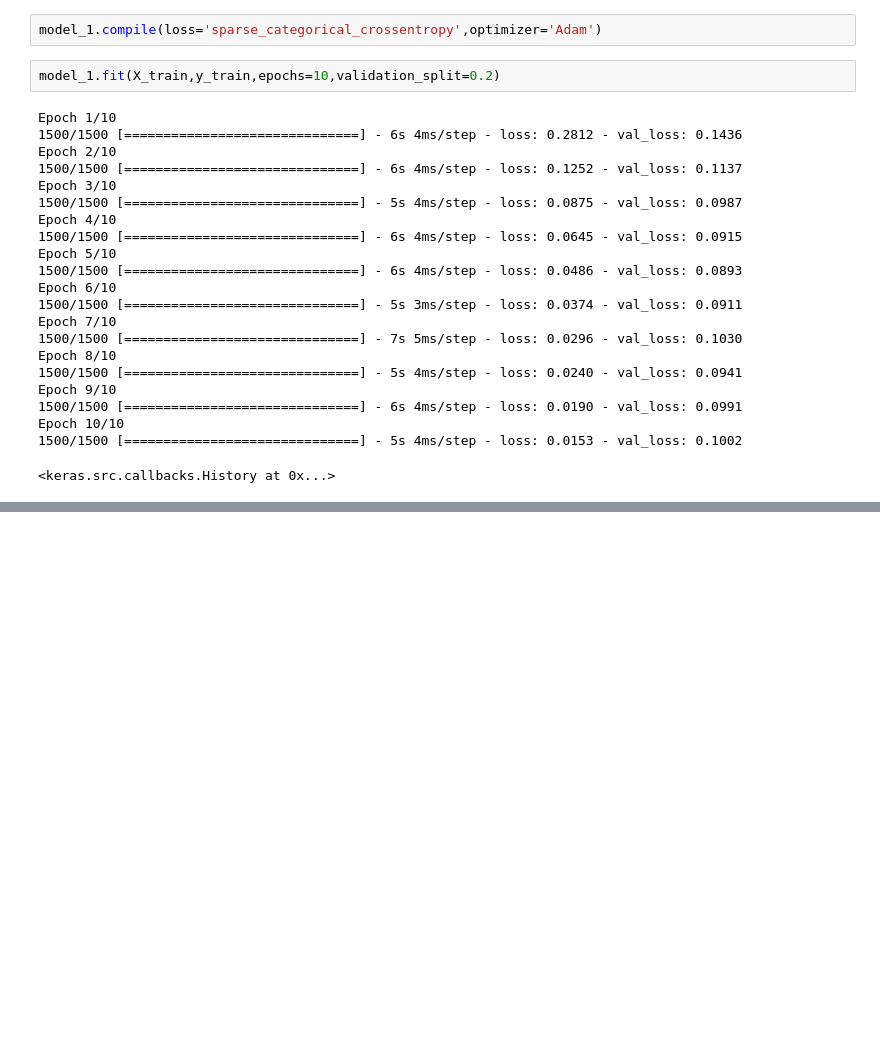
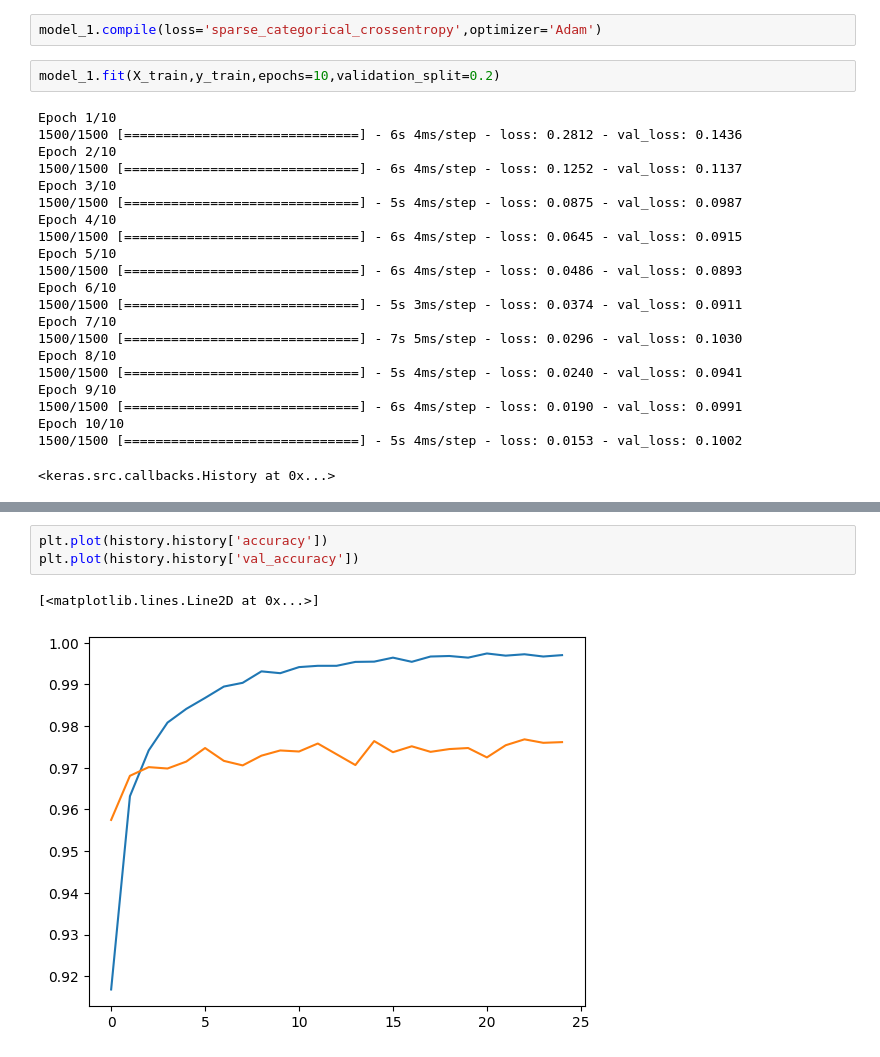
Before and after one commit to pushpakantshinde/Deep_Learning_Practice, a Jupyter notebook: MNIST_Classifier.ipynb, the cells around one changed output, grey strips where cells are left out. Drawn from its saved outputs; the diff is of its cells as text; blank space fills up the shorter version.

```diff
--- a/MNIST_Classifier.ipynb
+++ b/MNIST_Classifier.ipynb
@@ -169,0 +235,6 @@ accuracy_score(y_test, y_pred)
+# %%
+plt.plot(history.history['accuracy'])
+plt.plot(history.history['val_accuracy'])
+# %% [output]
+[<matplotlib.lines.Line2D at 0x...>]
+[figure, added]
```
Also changed, not shown: parts of 17 cells of this notebook.
